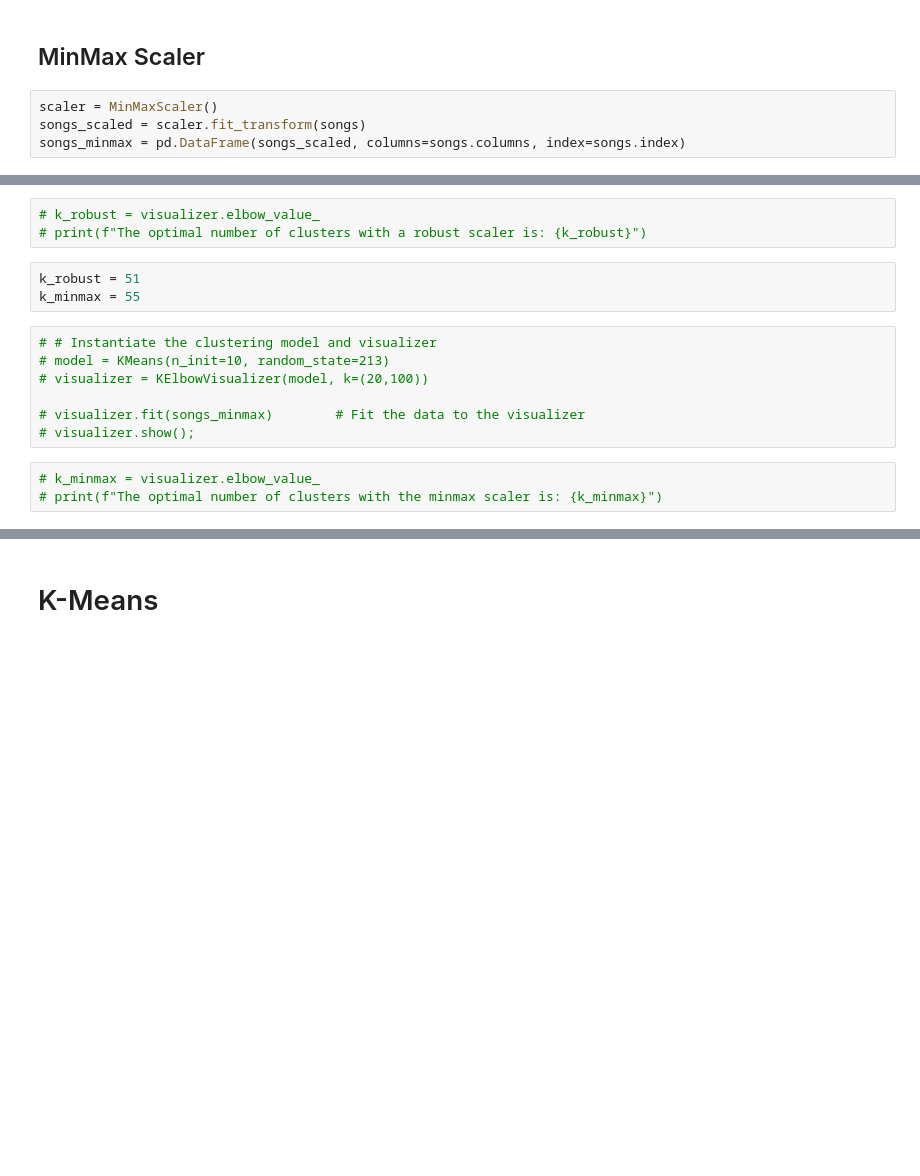
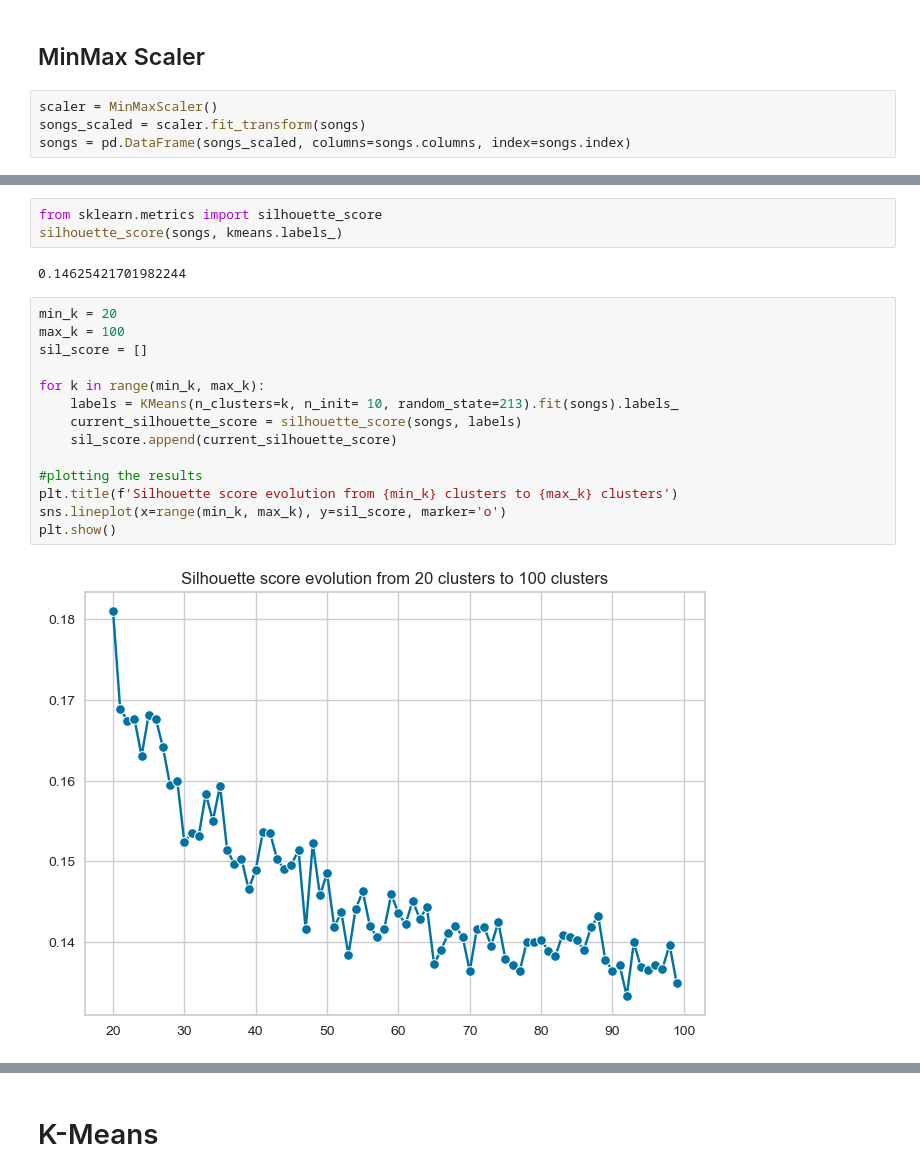
Before and after one commit to MerleSt/SpotifyPlaylistMoosic, a Jupyter notebook: Notebooks/Cluster_Analysis.ipynb, the cells around one changed output, grey strips where cells are left out. Cells and saved outputs as stored; diff of their text form; blank space fills up the shorter version.

```diff
--- a/Notebooks/Cluster_Analysis.ipynb
+++ b/Notebooks/Cluster_Analysis.ipynb
@@ -158,6 +156,6 @@ plt.show()
 # %%
 scaler = MinMaxScaler()
 songs_scaled = scaler.fit_transform(songs)
-songs_minmax = pd.DataFrame(songs_scaled, columns=songs.columns, index=songs.index)
+songs = pd.DataFrame(songs_scaled, columns=songs.columns, index=songs.index)
 # %%
 plt.figure(figsize=(15, 7))
@@ -179,16 +168,21 @@ plt.show()
-# %%
-# k_robust = visualizer.elbow_value_
-# print(f"The optimal number of clusters with a robust scaler is: {k_robust}")
-# %%
-k_robust = 51
-k_minmax = 55
-# %%
-# # Instantiate the clustering model and visualizer
-# model = KMeans(n_init=10, random_state=213)
-# visualizer = KElbowVisualizer(model, k=(20,100))
-
-# visualizer.fit(songs_minmax)        # Fit the data to the visualizer
-# visualizer.show();
-# %%
-# k_minmax = visualizer.elbow_value_
-# print(f"The optimal number of clusters with the minmax scaler is: {k_minmax}")
+# %%
+from sklearn.metrics import silhouette_score
+silhouette_score(songs, kmeans.labels_)
+# %% [output]
+0.14625421701982244
+# %%
+min_k = 20
+max_k = 100
+sil_score = []
+
+for k in range(min_k, max_k):
+    labels = KMeans(n_clusters=k, n_init= 10, random_state=213).fit(songs).labels_
+    current_silhouette_score = silhouette_score(songs, labels)
+    sil_score.append(current_silhouette_score)
+
+#plotting the results
+plt.title(f'Silhouette score evolution from {min_k} clusters to {max_k} clusters')
+sns.lineplot(x=range(min_k, max_k), y=sil_score, marker='o')
+plt.show()
+# %% [output]
+[figure, added]
```
Also changed, not shown: parts of 55 cells of this notebook, 1 other file.
